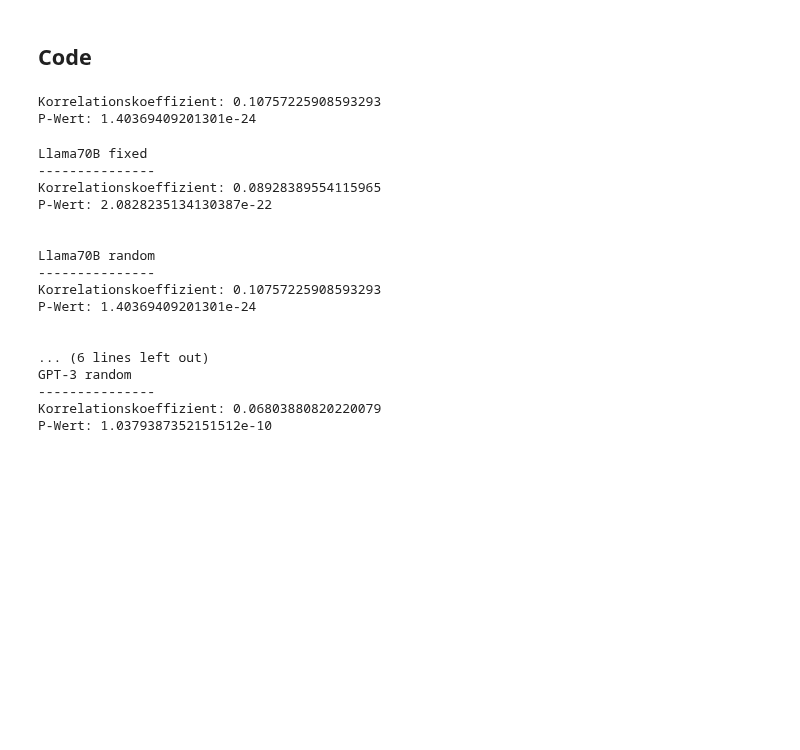
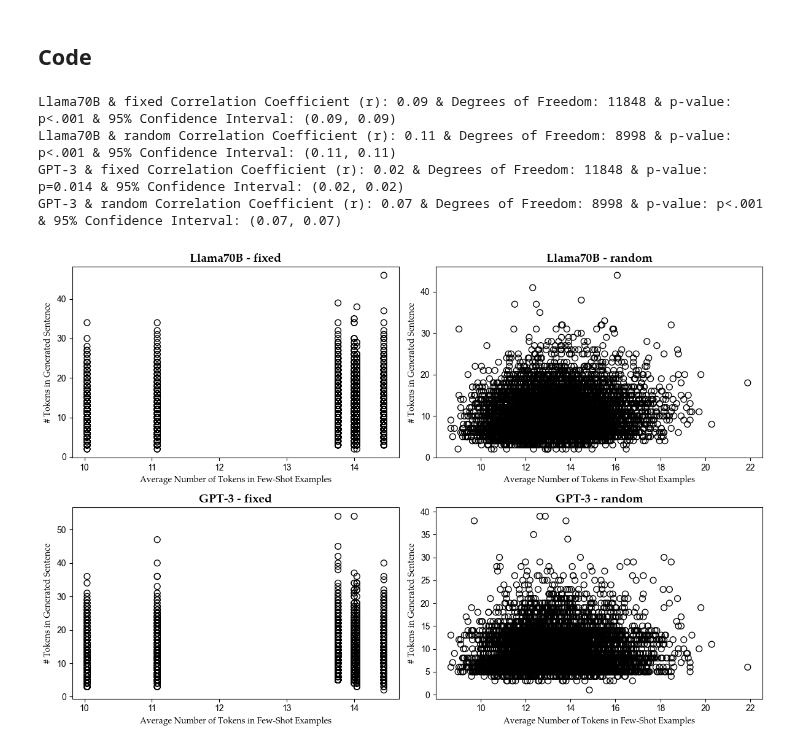
Before and after one commit to NilsHellwig/exploring-absa-llm-augmentation, a Jupyter notebook: 06 language diversity analysis/04_generation_length_correlation.ipynb, the cells around one changed output. Saved outputs shown, nothing was run; the diff lists cells and outputs as text; code cells hidden in the pictures; blank space fills up the shorter version.

Commit message:
add correlation plot

```diff
--- a/06 language diversity analysis/04_generation_length_correlation.ipynb
+++ b/06 language diversity analysis/04_generation_length_correlation.ipynb
@@ -65,41 +69,42 @@ for llm in LLMS:
             # 2. Calculate AVG Length of Examples in Prompt
             llm_prediction_size_vs_fs_length["synth"][llm][prompting]["fs_length"] += [calculate_avg_len_fs_examples(
                 example["llm_examples"]) for example in examples]
-# %%
-if len(llm_prediction_size_vs_fs_length["synth"]["Llama70B"]["random"]["fs_length"]) == len(llm_prediction_size_vs_fs_length["synth"]["Llama70B"]["random"]["output_length"]):
-    correlation_coefficient, p_value = pearsonr(llm_prediction_size_vs_fs_length["synth"]["Llama70B"]["random"]["fs_length"], llm_prediction_size_vs_fs_length["synth"]["Llama70B"]["random"]["output_length"])
-
-    print(f"Korrelationskoeffizient: {correlation_coefficient}")
-    print(f"P-Wert: {p_value}")
-else:
-    print("Die Listen haben unterschiedliche Längen.")
-# %% [output]
-Korrelationskoeffizient: 0.10757225908593293
-P-Wert: 1.40369409201301e-24
-# %%
-for llm in LLMS:
-    for prompting in FS_CONDITIONS:
-        correlation_coefficient, p_value = pearsonr(llm_prediction_size_vs_fs_length["synth"][llm][prompting]["fs_length"], llm_prediction_size_vs_fs_length["synth"][llm][prompting]["output_length"])
-        print(llm, prompting)
-        print("---------------")
-        print(f"Korrelationskoeffizient: {correlation_coefficient}")
-        print(f"P-Wert: {p_value}")
-        print("\n")
-# %% [output]
-Llama70B fixed
----------------
-Korrelationskoeffizient: 0.08928389554115965
-P-Wert: 2.0828235134130387e-22
-
-
-Llama70B random
----------------
-Korrelationskoeffizient: 0.10757225908593293
-P-Wert: 1.40369409201301e-24
-
-
-... (6 lines left out)
-GPT-3 random
----------------
-Korrelationskoeffizient: 0.06803880820220079
-P-Wert: 1.0379387352151512e-10
+# %%
+font_path_regular = Path('texgyrepagella-regular.otf')
+custom_font_regular = FontProperties(fname=font_path_regular.as_posix())
+
+font_path_bold = Path('texgyrepagella-bold.otf')
+custom_font_bold = FontProperties(fname=font_path_bold.as_posix())
+
+
+mpl.rcParams['font.family'] = 'sans-serif'
+mpl.rcParams['font.sans-serif'] = ['Arial']
+
+fig, axs = plt.subplots(len(LLMS), len(FS_CONDITIONS), figsize=(12, 8))
+
+for i, llm in enumerate(LLMS):
+    for j, prompting in enumerate(FS_CONDITIONS):
+        correlation_coefficient, p_value = pearsonr(
+            llm_prediction_size_vs_fs_length["synth"][llm][prompting]["fs_length"], llm_prediction_size_vs_fs_length["synth"][llm][prompting]["output_length"])
+
+        dof = len(llm_prediction_size_vs_fs_length["synth"][llm][prompting]["fs_length"]) - 2  # Degrees of freedom
+        critical_value = np.abs(correlation_coefficient / np.sqrt(1 - correlation_coefficient**2))
+        confidence_interval = (correlation_coefficient - critical_value / np.sqrt(dof), correlation_coefficient + critical_value / np.sqrt(dof))
+
+        axs[i, j].scatter(llm_prediction_size_vs_fs_length["synth"][llm][prompting]["fs_length"],
+                          llm_prediction_size_vs_fs_length["synth"][llm][prompting]["output_length"], edgecolors='black', facecolors='none', s=50)
+        axs[i, j].set_xlabel('Average Number of Tokens in Few-Shot Examples', fontproperties=custom_font_regular)
+        axs[i, j].set_ylabel('# Tokens in Generated Sentence', fontproperties=custom_font_regular)
+        axs[i, j].set_title(f'{llm} - {prompting}', fontproperties=custom_font_bold, fontsize=14)
+
+        p_value_str = f'p={p_value:.3f}' if p_value >= 0.001 else 'p<.001'
+        print(llm, "&", prompting, f'Correlation Coefficient (r): {correlation_coefficient:.2f}', "&", f'Degrees of Freedom: {dof}', "&", f'p-value: {p_value_str}', "&", f'95% Confidence Interval: ({confidence_interval[0]:.2f}, {confidence_interval[1]:.2f})')
+
+plt.tight_layout()
+plt.show()
+# %% [output]
+Llama70B & fixed Correlation Coefficient (r): 0.09 & Degrees of Freedom: 11848 & p-value: p<.001 & 95% Confidence Interval: (0.09, 0.09)
+Llama70B & random Correlation Coefficient (r): 0.11 & Degrees of Freedom: 8998 & p-value: p<.001 & 95% Confidence Interval: (0.11, 0.11)
+GPT-3 & fixed Correlation Coefficient (r): 0.02 & Degrees of Freedom: 11848 & p-value: p=0.014 & 95% Confidence Interval: (0.02, 0.02)
+GPT-3 & random Correlation Coefficient (r): 0.07 & Degrees of Freedom: 8998 & p-value: p<.001 & 95% Confidence Interval: (0.07, 0.07)
+[figure, added]
```
Also changed, not shown: parts of 1 cell of this notebook, 2 other files.
